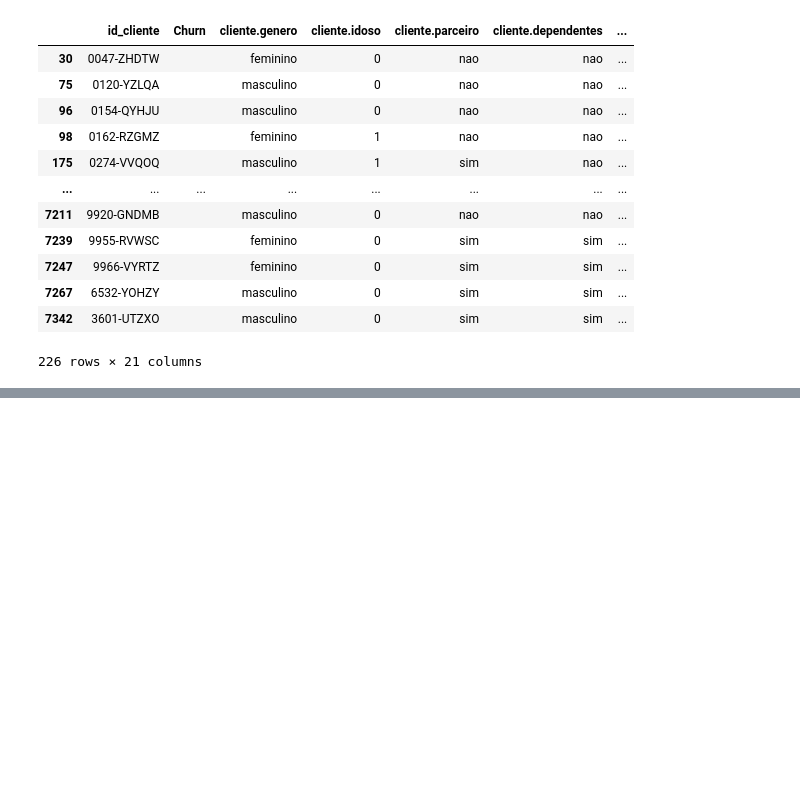
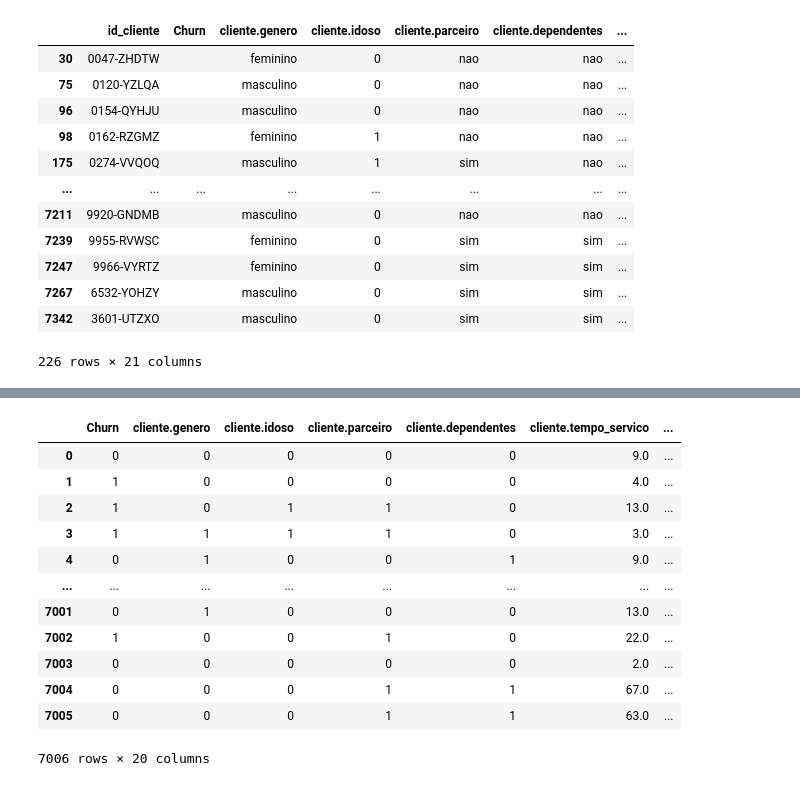
Before and after one commit to gbcancian/telecom-churn-data-cleaning, a Jupyter notebook: notebooks/main.ipynb, the cells around one changed output, grey strips where cells are left out. Drawn from its saved outputs; the diff is of its cells as text; code cells hidden in the pictures; blank space fills up the shorter version.

Commit message:
Tratando dados com variaveis categoricas binarias

```diff
--- a/notebooks/main.ipynb
+++ b/notebooks/main.ipynb
@@ -151,0 +217,4 @@ AttributeError: 'NoneType' object has no attribute 'info'
+# %%
+idx = data_normalized[data_normalized['cliente.tempo_servico'].isna()].index
+data_normalized.loc[idx, 'cliente.tempo_servico'] = data_normalized.loc[idx, 'conta.cobranca.Total'] / data_normalized.loc[idx, 'conta.cobranca.mensal'].round()
+data_normalized['cliente.tempo_servico'].isna().sum()
@@ -151,0 +223,3 @@ AttributeError: 'NoneType' object has no attribute 'info'
+# %%
+filter_drop = ['conta.contrato','conta.faturamente_eletronico','conta.metodo_pagamento']
+data_normalized[filter_drop].isna().any(axis=1).sum()
@@ -151,0 +228,4 @@ AttributeError: 'NoneType' object has no attribute 'info'
+# %%
+data_normalized = data_normalized.dropna(subset=filter_drop).copy()
+data_normalized.reset_index(drop=True, inplace=True)
+data_normalized.isna().sum()
@@ -151,0 +262,4 @@ AttributeError: 'NoneType' object has no attribute 'info'
+# %%
+#Removendo dados de Id do cliente, já que são dispensáveis para dados de machine learning
+data_normalized = data_normalized.drop('id_cliente', axis=1)
+data_normalized.head()
@@ -151,0 +279,26 @@ AttributeError: 'NoneType' object has no attribute 'info'
+# %%
+#Realizando a substituição para dados binários
+mapeamento = {
+    'nao': 0,
+    'sim': 1,
+    'masculino': 0,
+    'feminino': 1,
+}
+colunas = ['Churn', 'cliente.genero', 'cliente.parceiro', 'cliente.dependentes', 'telefone.servico_telefone', 'conta.faturamente_eletronico']
+
+data_normalized[colunas] = data_normalized[colunas].replace(mapeamento)
+data_normalized
+# %% [output]
+|  | Churn | cliente.genero | cliente.idoso | cliente.parceiro | cliente.dependentes | cliente.tempo_servico | ... |
+| 0 | 0 | 0 | 0 | 0 | 0 | 9.0 | ... |
+| 1 | 1 | 0 | 0 | 0 | 0 | 4.0 | ... |
+| 2 | 1 | 0 | 1 | 1 | 0 | 13.0 | ... |
+| 3 | 1 | 1 | 1 | 1 | 0 | 3.0 | ... |
+| 4 | 0 | 1 | 0 | 0 | 1 | 9.0 | ... |
+| ... | ... | ... | ... | ... | ... | ... | ... |
+| 7001 | 0 | 1 | 0 | 0 | 0 | 13.0 | ... |
+| 7002 | 1 | 0 | 0 | 1 | 0 | 22.0 | ... |
+| 7003 | 0 | 0 | 0 | 0 | 0 | 2.0 | ... |
+| 7004 | 0 | 0 | 0 | 1 | 1 | 67.0 | ... |
+| 7005 | 0 | 0 | 0 | 1 | 1 | 63.0 | ... |
+7006 rows × 20 columns
```
Also changed, not shown: parts of 18 cells of this notebook.
